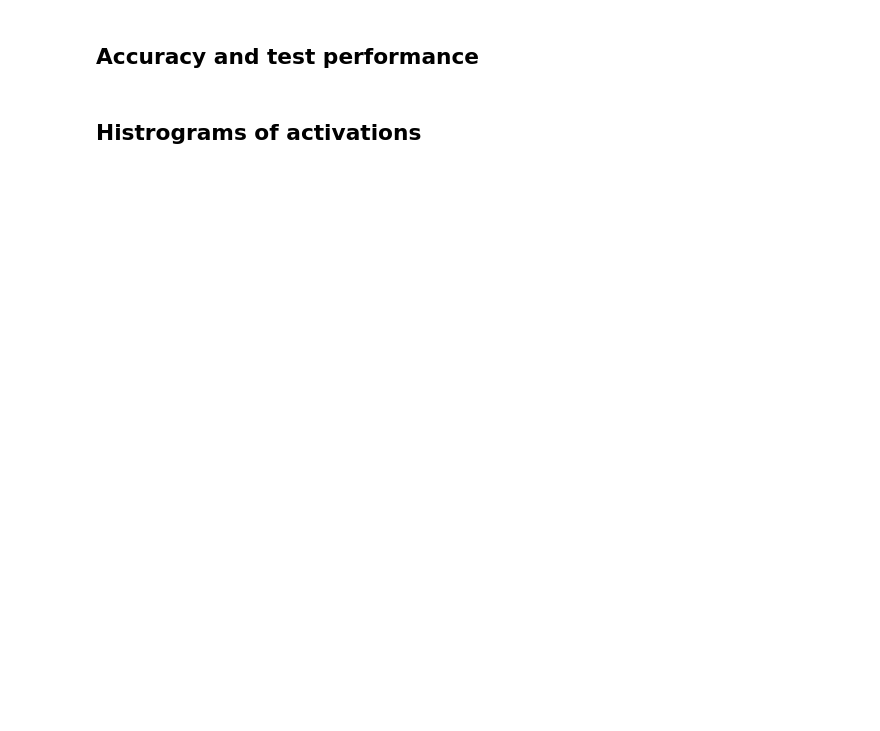
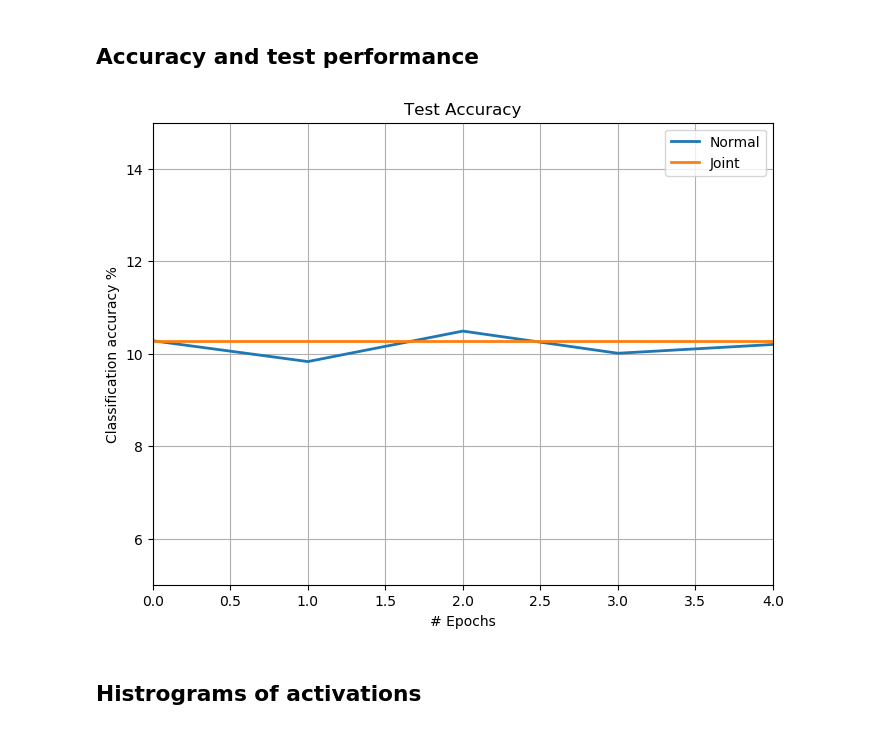
Before and after one commit to mm5110/sparse-structures-for-classification, a Jupyter notebook: dev/ML_ISTA/activation_histogram_experiment.ipynb, the cells around one changed output. Saved outputs shown, nothing was run; the diff lists cells and outputs as text; code cells hidden in the pictures; blank space fills up the shorter version.

```diff
--- a/dev/ML_ISTA/activation_histogram_experiment.ipynb
+++ b/dev/ML_ISTA/activation_histogram_experiment.ipynb
@@ -148,20 +135,7 @@ class joint_neural_net(nn.Module):
         gamma = gamma3.view(gamma3.shape[0],gamma3.shape[1]*gamma3.shape[2]*gamma3.shape[3])
         out = self.Wclass(gamma)
         out = F.log_softmax(out,dim = 1)
-        # calculate activations for each layer
-        activation1 = gamma1.clone()
-        activation1[activation1!=0]=1
-        activation2 = gamma1.clone()
-        activation2[activation2!=0]=1
-        activation3 = gamma3.clone()
-        activation3[activation3!=0]=1
-
-        # classifier
-        gamma = gamma3.view(gamma3.shape[0],gamma3.shape[1]*gamma3.shape[2]*gamma3.shape[3])
-        out = self.Wclass(gamma)
-        out = F.log_softmax(out,dim = 1)
-
-        return gamma, out, activation1, activation2, activation3
+        return gamma, out, gamma1.data.cpu().numpy(), gamma2.data.cpu().numpy(), gamma3.data.cpu().numpy()
 
     def joint_train(self, x, labels):
         # print("Running joint training")
@@ -262,9 +245,9 @@ print('\n\t\t\t\t\tTraining Baseline\n')
 
 model = neural_net(m1,m2,m3)
 
-activations_count1_nn = {"0": torch.zeros(m1), "1":torch.zeros(m1), "2":torch.zeros(m1), "3":torch.zeros(m1), "4":torch.zeros(m1), "5":torch.zeros(m1), "6":torch.zeros(m1), "7":torch.zeros(m1), "8":torch.zeros(m1), "9":torch.zeros(m1)}
-activations_count2_nn = {"0": torch.zeros(m2), "1":torch.zeros(m2), "2":torch.zeros(m2), "3":torch.zeros(m2), "4":torch.zeros(m2), "5":torch.zeros(m2), "6":torch.zeros(m2), "7":torch.zeros(m2), "8":torch.zeros(m2), "9":torch.zeros(m2)}
-activations_count3_nn = {"0": torch.zeros(m3), "1":torch.zeros(m3), "2":torch.zeros(m3), "3":torch.zeros(m3), "4":torch.zeros(m3), "5":torch.zeros(m3), "6":torch.zeros(m3), "7":torch.zeros(m3), "8":torch.zeros(m3), "9":torch.zeros(m3)}
+activations_count1_nn = {"0": np.zeros(m1), "1":np.zeros(m1), "2":np.zeros(m1), "3":np.zeros(m1), "4":np.zeros(m1), "5":np.zeros(m1), "6":np.zeros(m1), "7":np.zeros(m1), "8":np.zeros(m1), "9":np.zeros(m1)}
+activations_count2_nn = {"0": np.zeros(m2), "1":np.zeros(m2), "2":np.zeros(m2), "3":np.zeros(m2), "4":np.zeros(m2), "5":np.zeros(m2), "6":np.zeros(m2), "7":np.zeros(m2), "8":np.zeros(m2), "9":np.zeros(m2)}
+activations_count3_nn = {"0": np.zeros(m3), "1":np.zeros(m3), "2":np.zeros(m3), "3":np.zeros(m3), "4":np.zeros(m3), "5":np.zeros(m3), "6":np.zeros(m3), "7":np.zeros(m3), "8":np.zeros(m3), "9":np.zeros(m3)}
 
 if cudaopt:
     model.cuda()
@@ -282,7 +265,7 @@ for epoch in range(EPOCH):
         b_y = Variable(y)               # batch label
         if cudaopt:
             b_y, b_x = b_y.cuda(), b_x.cuda()
-        encoded, scores,_,_,_ = model(b_x)
+        encoded,scores,_,_,_ = model(b_x)
         loss = F.nll_loss(scores, b_y)      # negative log likelyhood
         optimizer.zero_grad()               # clear gradients for this training step
         loss.backward()                     # backpropagation, compute gradients
@@ -300,9 +283,9 @@ for epoch in range(EPOCH):
         encoded_by_class, scores, sorted_labels, activations1, activations2, activations3 = test(model, b_x, b_y)
         sorted_labels = sorted_labels.type(torch.cuda.LongTensor)
         for key, tensor_list in activations1.items():
-            activations_count1_nn[key] += activations1[key].type(torch.FloatTensor)
-            activations_count2_nn[key] += activations2[key].type(torch.FloatTensor)
-            activations_count3_nn[key] += activations3[key].type(torch.FloatTensor)
+            activations_count1_nn[key] += activations1[key]
+            activations_count2_nn[key] += activations2[key]
+            activations_count3_nn[key] += activations3[key]
 
         test_loss += F.nll_loss(scores, sorted_labels, size_average=False).data[0]
         pred = scores.data.max(1, keepdim=True)[1]
@@ -327,9 +310,9 @@ print('\n\t\t\t\t\tTraining Baseline\n')
 
 model = joint_neural_net(m1,m2,m3)
 
-activations_count1_jnn = {"0": torch.zeros(m1), "1":torch.zeros(m1), "2":torch.zeros(m1), "3":torch.zeros(m1), "4":torch.zeros(m1), "5":torch.zeros(m1), "6":torch.zeros(m1), "7":torch.zeros(m1), "8":torch.zeros(m1), "9":torch.zeros(m1)}
-activations_count2_jnn = {"0": torch.zeros(m2), "1":torch.zeros(m2), "2":torch.zeros(m2), "3":torch.zeros(m2), "4":torch.zeros(m2), "5":torch.zeros(m2), "6":torch.zeros(m2), "7":torch.zeros(m2), "8":torch.zeros(m2), "9":torch.zeros(m2)}
-activations_count3_jnn = {"0": torch.zeros(m3), "1":torch.zeros(m3), "2":torch.zeros(m3), "3":torch.zeros(m3), "4":torch.zeros(m3), "5":torch.zeros(m3), "6":torch.zeros(m3), "7":torch.zeros(m3), "8":torch.zeros(m3), "9":torch.zeros(m3)}
+activations_count1_jnn = {"0": np.zeros(m1), "1":np.zeros(m1), "2":np.zeros(m1), "3":np.zeros(m1), "4":np.zeros(m1), "5":np.zeros(m1), "6":np.zeros(m1), "7":np.zeros(m1), "8":np.zeros(m1), "9":np.zeros(m1)}
+activations_count2_jnn = {"0": np.zeros(m2), "1":np.zeros(m2), "2":np.zeros(m2), "3":np.zeros(m2), "4":np.zeros(m2), "5":np.zeros(m2), "6":np.zeros(m2), "7":np.zeros(m2), "8":np.zeros(m2), "9":np.zeros(m2)}
+activations_count3_jnn = {"0": np.zeros(m3), "1":np.zeros(m3), "2":np.zeros(m3), "3":np.zeros(m3), "4":np.zeros(m3), "5":np.zeros(m3), "6":np.zeros(m3), "7":np.zeros(m3), "8":np.zeros(m3), "9":np.zeros(m3)}
 
 if cudaopt:
     model.cuda()
@@ -366,9 +349,9 @@ for epoch in range(EPOCH):
         encoded_by_class, scores, sorted_labels, activations1, activations2, activations3 = test(model, b_x, b_y)
         sorted_labels = sorted_labels.type(torch.cuda.LongTensor)
         for key, tensor_list in activations1.items():
-            activations_count1_jnn[key] += activations1[key].type(torch.FloatTensor)
-            activations_count2_jnn[key] += activations2[key].type(torch.FloatTensor)
-            activations_count3_jnn[key] += activations3[key].type(torch.FloatTensor)
+            activations_count1_jnn[key] += activations1[key]
+            activations_count2_jnn[key] += activations2[key]
+            activations_count3_jnn[key] += activations3[key]
 
         test_loss += F.nll_loss(scores, sorted_labels, size_average=False).data[0]
         pred = scores.data.max(1, keepdim=True)[1]
@@ -384,15 +371,17 @@ torch.save(model.state_dict(), 'cnn_model.pt')
 # %%
 fig = plt.figure(figsize=(8,6))
 plt.style.use('default')
 plt.plot(Acc_test_nn, linewidth = 2,label='Normal')
 plt.plot(Acc_test_jnn, linewidth = 2,label = 'Joint')
 plt.grid('on')
 plt.title('Test Accuracy')
 plt.ylabel('Classification accuracy %')
 plt.xlabel('# Epochs')
 plt.legend()
-plt.axis([0, EPOCH-1, 0, 100])
+plt.axis([0, EPOCH-1, 5, 15])
 plt.show()
+# %% [output]
+[figure, added]
 # %% [markdown]
 ## Histrograms of activations
 # %%
```
Also changed, not shown: parts of 6 cells of this notebook, 1 other file.
